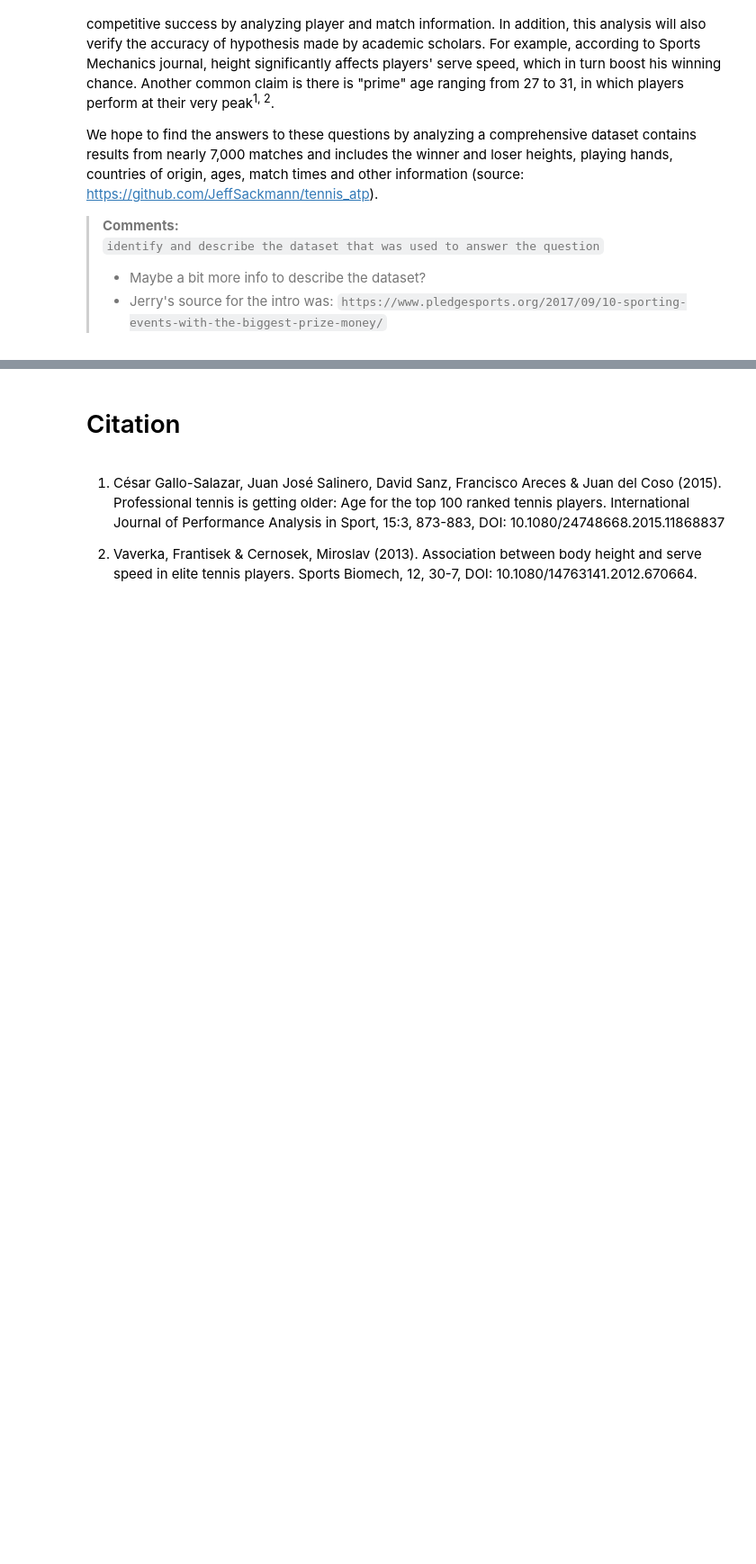
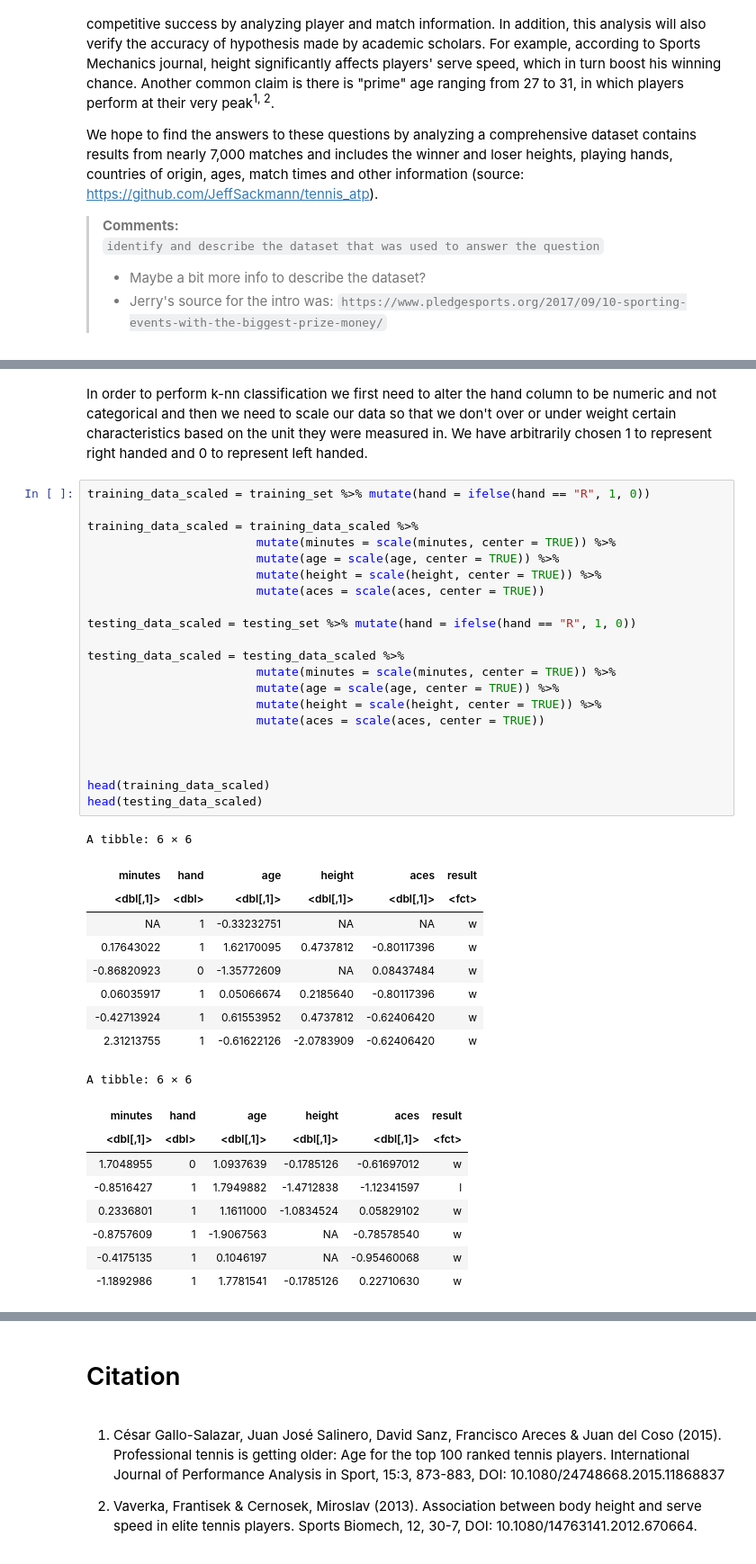
Before and after one commit to NicTavares/dsci100project, a Jupyter notebook: Report.ipynb, the cells around one changed output, grey strips where cells are left out. Shown: that part at 90% size. Cells and saved outputs as stored; diff of their text form; blank space fills up the shorter version.

```diff
--- a/Report.ipynb
+++ b/Report.ipynb
@@ -47,0 +167,42 @@ We hope to find the answers to these questions by analyzing a comprehensive data
+# %% [markdown]
+In order to perform k-nn classification we first need to alter the hand column to be numeric and not categorical and then we need to scale our data so that we don't over or under weight certain characteristics based on the unit they were measured in. We have arbitrarily chosen 1 to represent right handed and 0 to represent left handed.
+# %%
+training_data_scaled = training_set %>% mutate(hand = ifelse(hand == "R", 1, 0))
+
+training_data_scaled = training_data_scaled %>%
+                        mutate(minutes = scale(minutes, center = TRUE)) %>%
+                        mutate(age = scale(age, center = TRUE)) %>%
+                        mutate(height = scale(height, center = TRUE)) %>%
+                        mutate(aces = scale(aces, center = TRUE))
+
+testing_data_scaled = testing_set %>% mutate(hand = ifelse(hand == "R", 1, 0))
+
+testing_data_scaled = testing_data_scaled %>%
+                        mutate(minutes = scale(minutes, center = TRUE)) %>%
+                        mutate(age = scale(age, center = TRUE)) %>%
+                        mutate(height = scale(height, center = TRUE)) %>%
+                        mutate(aces = scale(aces, center = TRUE))
+
+
+
+head(training_data_scaled)
+head(testing_data_scaled)
+# %% [output]
+A tibble: 6 × 6
+| minutes | hand | age | height | aces | result |
+| <dbl[,1]> | <dbl> | <dbl[,1]> | <dbl[,1]> | <dbl[,1]> | <fct> |
+| NA | 1 | -0.33232751 | NA | NA | w |
+| 0.17643022 | 1 | 1.62170095 | 0.4737812 | -0.80117396 | w |
+| -0.86820923 | 0 | -1.35772609 | NA | 0.08437484 | w |
+| 0.06035917 | 1 | 0.05066674 | 0.2185640 | -0.80117396 | w |
+| -0.42713924 | 1 | 0.61553952 | 0.4737812 | -0.62406420 | w |
+| 2.31213755 | 1 | -0.61622126 | -2.0783909 | -0.62406420 | w |
+A tibble: 6 × 6
+| minutes | hand | age | height | aces | result |
+| <dbl[,1]> | <dbl> | <dbl[,1]> | <dbl[,1]> | <dbl[,1]> | <fct> |
+| 1.7048955 | 0 | 1.0937639 | -0.1785126 | -0.61697012 | w |
+| -0.8516427 | 1 | 1.7949882 | -1.4712838 | -1.12341597 | l |
+| 0.2336801 | 1 | 1.1611000 | -1.0834524 | 0.05829102 | w |
+| -0.8757609 | 1 | -1.9067563 | NA | -0.78578540 | w |
+| -0.4175135 | 1 | 0.1046197 | NA | -0.95460068 | w |
+| -1.1892986 | 1 | 1.7781541 | -0.1785126 | 0.22710630 | w |
```
Also changed, not shown: parts of 18 cells of this notebook.
